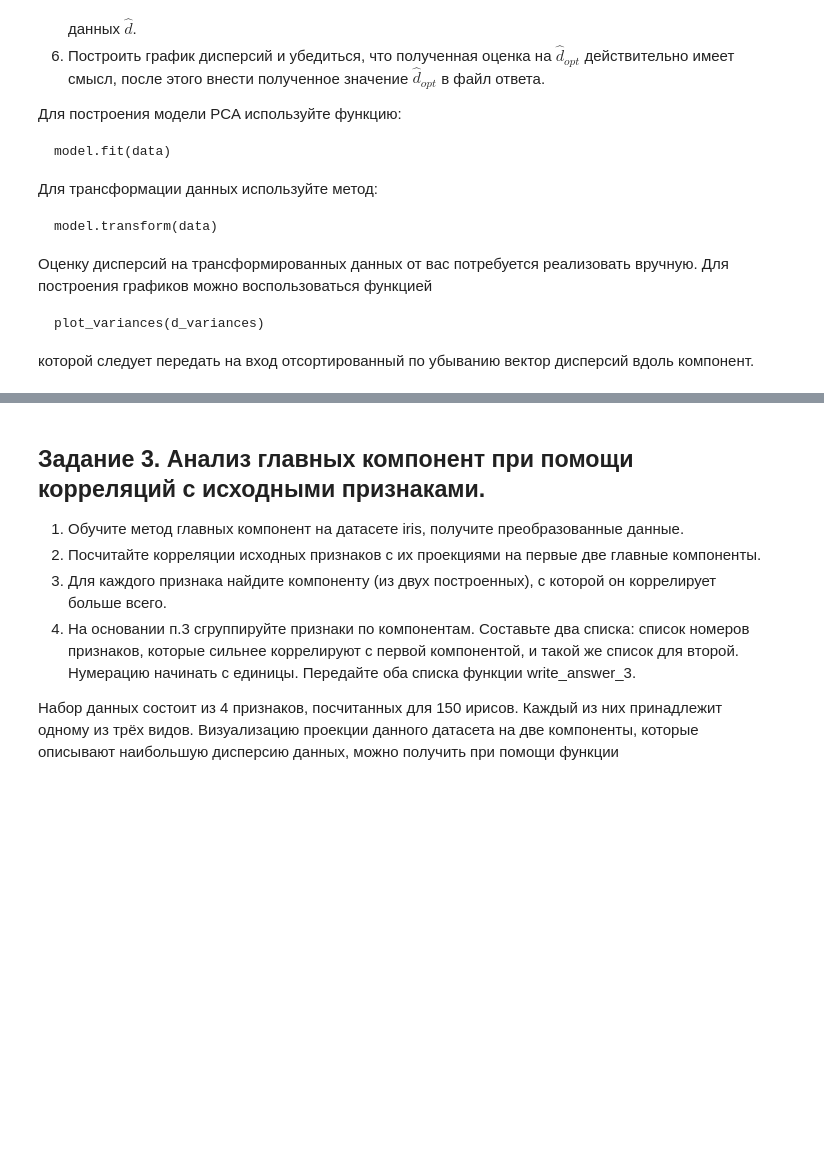
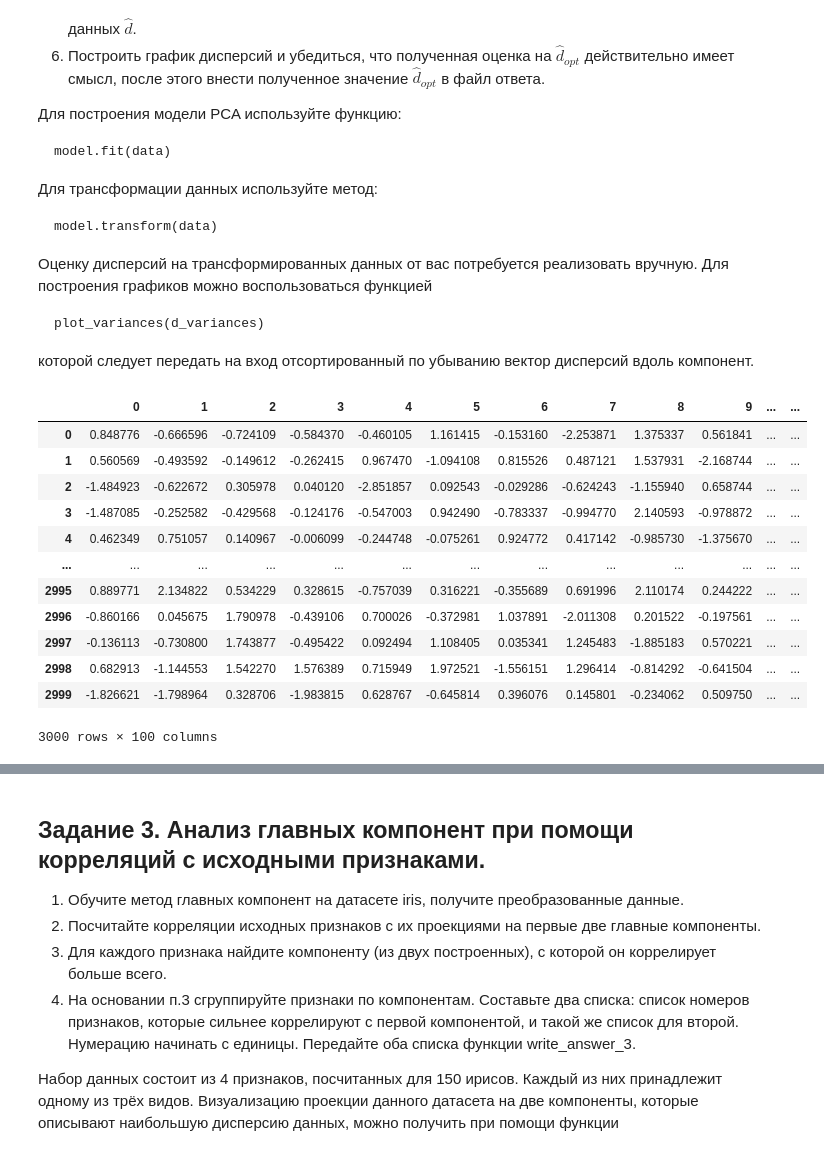
Before and after one commit to RBVV23/Coursera, a Jupyter notebook: Поиск структуры в данных/Week_2/Project_1/main_2.ipynb, the cells around one changed output, grey strips where cells are left out. Drawn from its saved outputs; the diff is of its cells as text; code cells hidden in the pictures; blank space fills up the shorter version.

```diff
--- a/Поиск структуры в данных/Week_2/Project_1/main_2.ipynb
+++ b/Поиск структуры в данных/Week_2/Project_1/main_2.ipynb
@@ -272,21 +290,37 @@ pass
 # %%
 from sklearn.decomposition import PCA
 from sklearn.model_selection import cross_val_score as cv_score
 
 def plot_variances(d_variances):
     n_components = np.arange(1,d_variances.size+1)
     plt.plot(n_components, d_variances, 'b', label='Component variances')
     plt.xlim(n_components[0], n_components[-1])
     plt.xlabel('n components')
     plt.ylabel('variance')
     plt.legend(loc='upper right')
     plt.show()
 
 def write_answer_2(optimal_d):
     with open("pca_answer2.txt", "w") as fout:
         fout.write(str(optimal_d))
 
 data = pd.read_csv('data_task2.csv')
 
 # place your code here
+D = data.shape[1]
 pass
+data
+# %% [output]
+|  | 0 | 1 | 2 | 3 | 4 | 5 | 6 | 7 | 8 | 9 | ... | ... |
+| 0 | 0.848776 | -0.666596 | -0.724109 | -0.584370 | -0.460105 | 1.161415 | -0.153160 | -2.253871 | 1.375337 | 0.561841 | ... | ... |
+| 1 | 0.560569 | -0.493592 | -0.149612 | -0.262415 | 0.967470 | -1.094108 | 0.815526 | 0.487121 | 1.537931 | -2.168744 | ... | ... |
+| 2 | -1.484923 | -0.622672 | 0.305978 | 0.040120 | -2.851857 | 0.092543 | -0.029286 | -0.624243 | -1.155940 | 0.658744 | ... | ... |
+| 3 | -1.487085 | -0.252582 | -0.429568 | -0.124176 | -0.547003 | 0.942490 | -0.783337 | -0.994770 | 2.140593 | -0.978872 | ... | ... |
+| 4 | 0.462349 | 0.751057 | 0.140967 | -0.006099 | -0.244748 | -0.075261 | 0.924772 | 0.417142 | -0.985730 | -1.375670 | ... | ... |
+| ... | ... | ... | ... | ... | ... | ... | ... | ... | ... | ... | ... | ... |
+| 2995 | 0.889771 | 2.134822 | 0.534229 | 0.328615 | -0.757039 | 0.316221 | -0.355689 | 0.691996 | 2.110174 | 0.244222 | ... | ... |
+| 2996 | -0.860166 | 0.045675 | 1.790978 | -0.439106 | 0.700026 | -0.372981 | 1.037891 | -2.011308 | 0.201522 | -0.197561 | ... | ... |
+| 2997 | -0.136113 | -0.730800 | 1.743877 | -0.495422 | 0.092494 | 1.108405 | 0.035341 | 1.245483 | -1.885183 | 0.570221 | ... | ... |
+| 2998 | 0.682913 | -1.144553 | 1.542270 | 1.576389 | 0.715949 | 1.972521 | -1.556151 | 1.296414 | -0.814292 | -0.641504 | ... | ... |
+| 2999 | -1.826621 | -1.798964 | 0.328706 | -1.983815 | 0.628767 | -0.645814 | 0.396076 | 0.145801 | -0.234062 | 0.509750 | ... | ... |
+3000 rows × 100 columns
```
Also changed, not shown: parts of 8 cells of this notebook.
